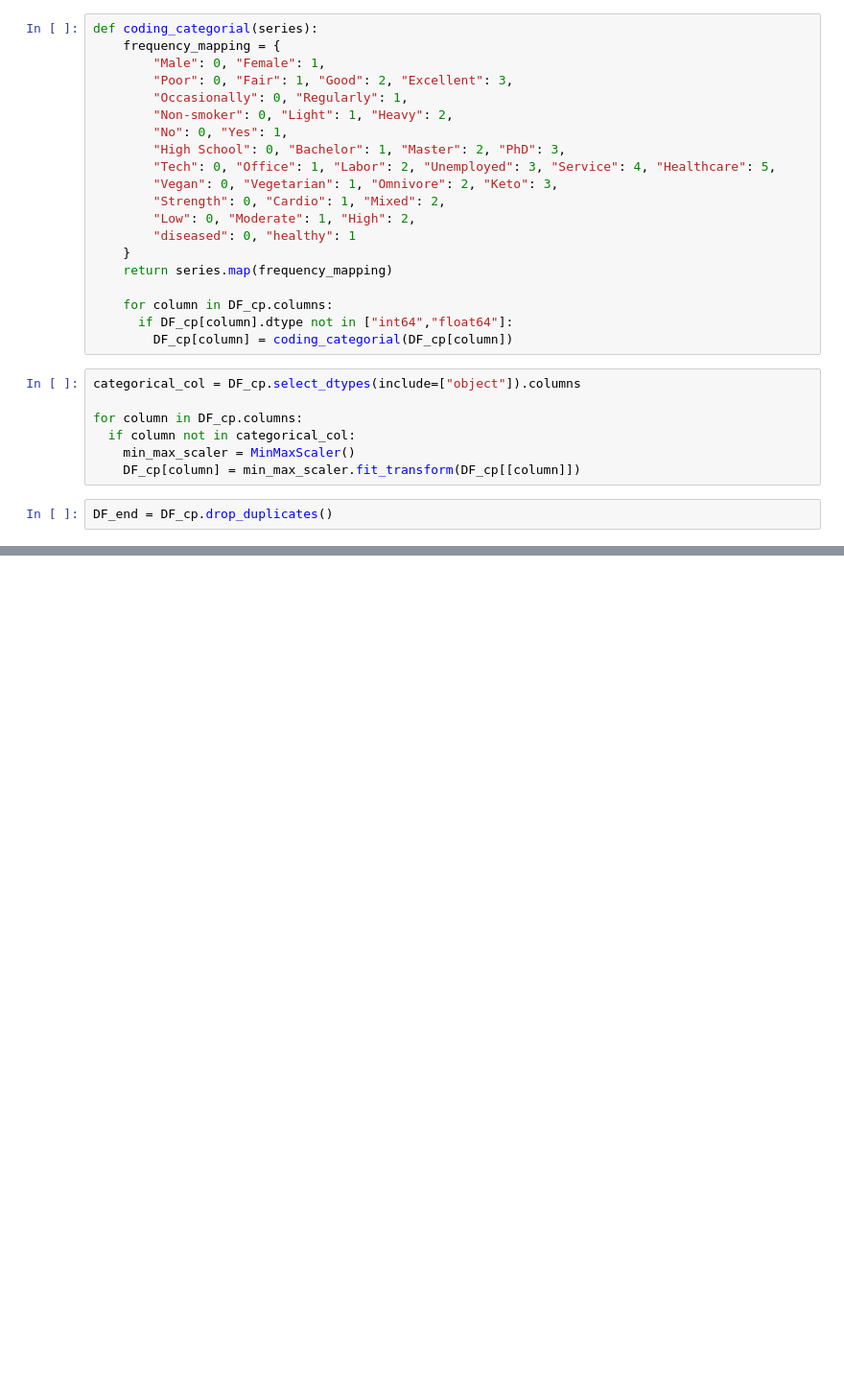
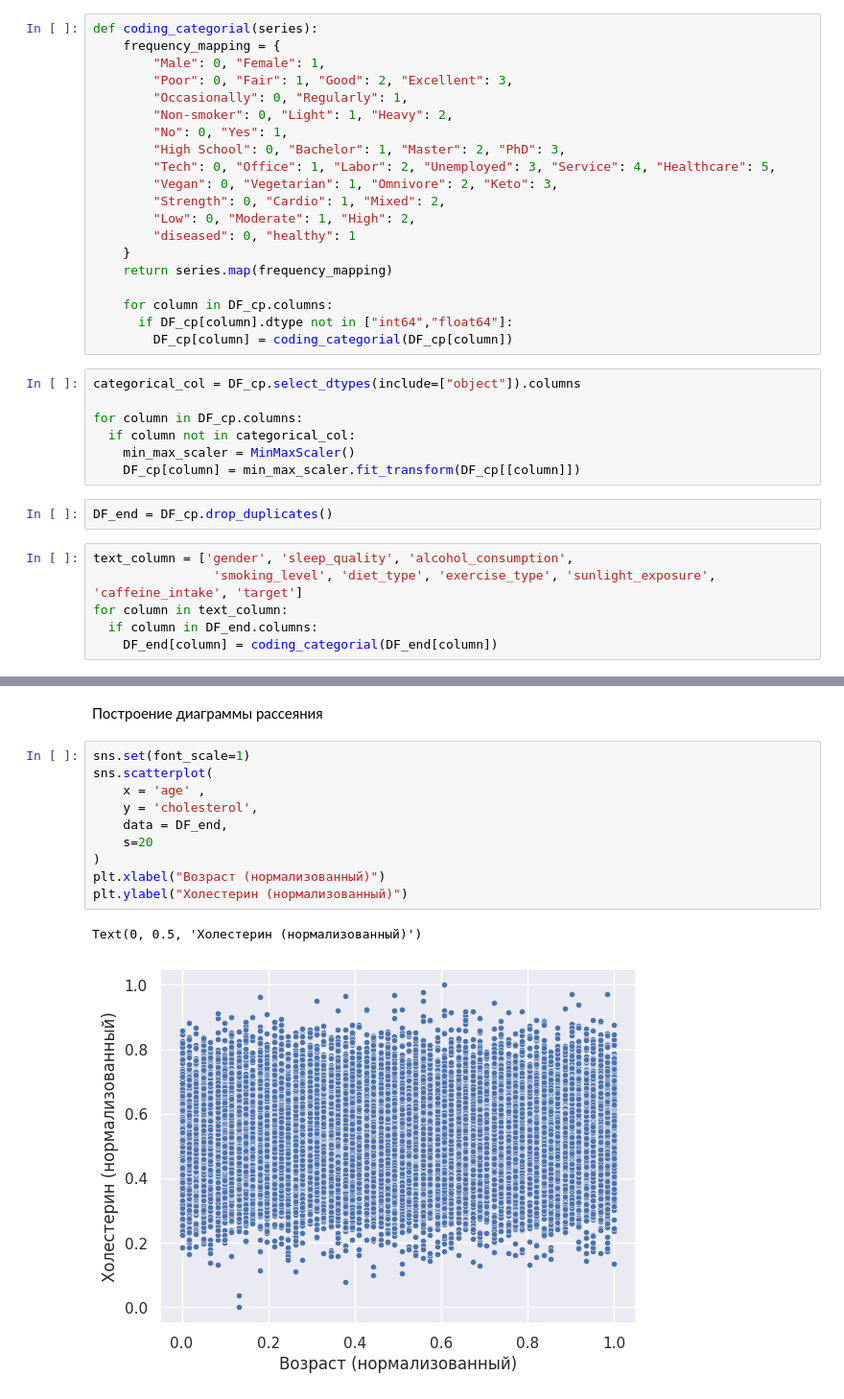
Before and after one commit to brick1ng5654/course-3, a Jupyter notebook: boml/lab1/main.ipynb, the cells around one changed output, grey strips where cells are left out. Shown at 96% size. Drawn from its saved outputs; the diff is of its cells as text; blank space fills up the shorter version.

```diff
--- a/boml/lab1/main.ipynb
+++ b/boml/lab1/main.ipynb
@@ -118,3 +118,9 @@ for column in DF_cp.columns:
     DF_cp[column] = min_max_scaler.fit_transform(DF_cp[[column]])
 # %%
 DF_end = DF_cp.drop_duplicates()
+# %%
+text_column = ['gender', 'sleep_quality', 'alcohol_consumption',
+                'smoking_level', 'diet_type', 'exercise_type', 'sunlight_exposure', 'caffeine_intake', 'target']
+for column in text_column:
+  if column in DF_end.columns:
+    DF_end[column] = coding_categorial(DF_end[column])
@@ -120,0 +147,15 @@ DF_end = DF_cp.drop_duplicates()
+# %% [markdown]
+Построение диаграммы рассеяния
+# %%
+sns.set(font_scale=1)
+sns.scatterplot(
+    x = 'age' ,
+    y = 'cholesterol',
+    data = DF_end,
+    s=20
+)
+plt.xlabel("Возраст (нормализованный)")
+plt.ylabel("Холестерин (нормализованный)")
+# %% [output]
+Text(0, 0.5, 'Холестерин (нормализованный)')
+[figure, added]
```
Also changed, not shown: parts of 10 cells of this notebook, 2 other files.
